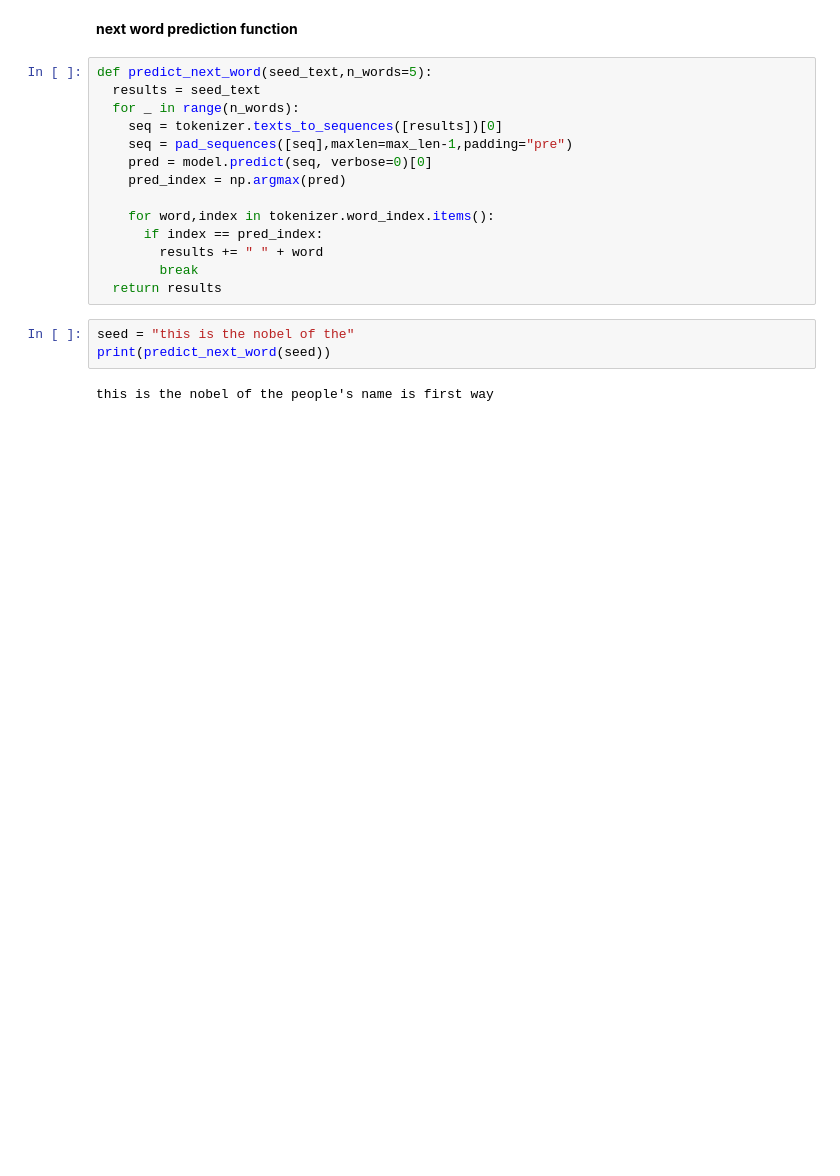
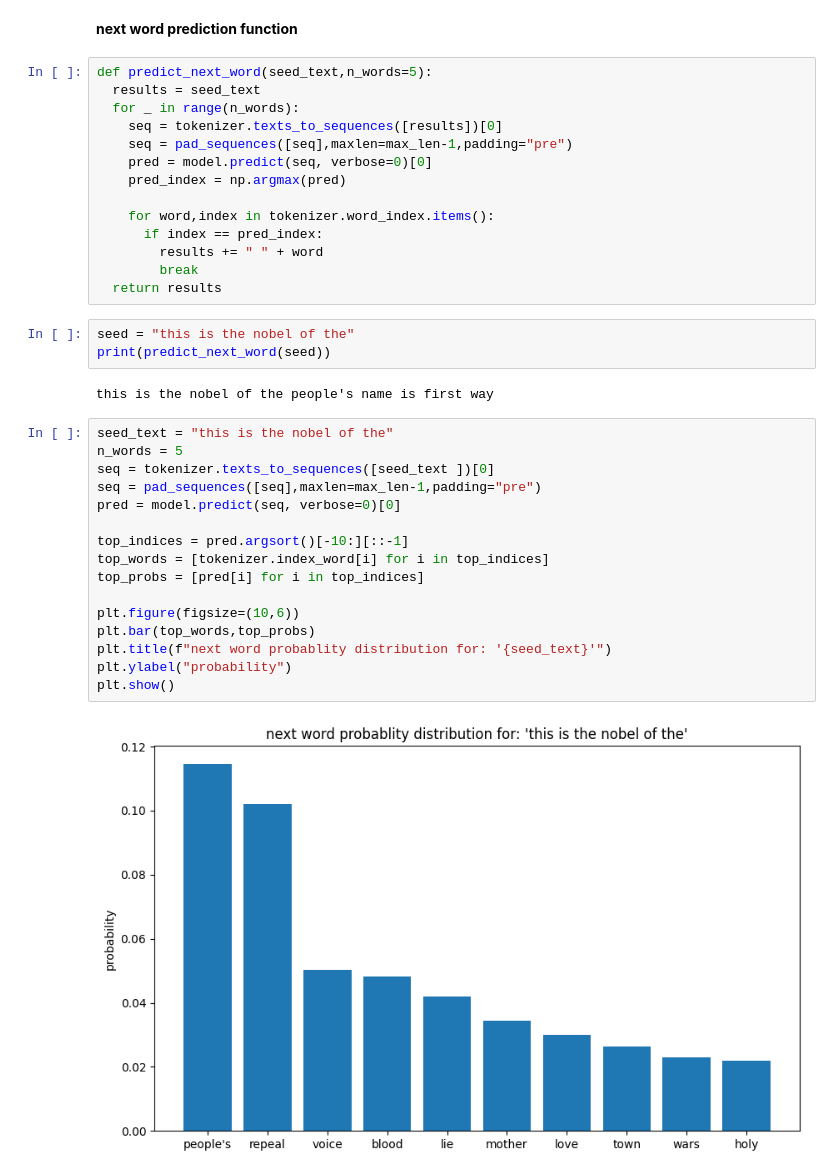
Before and after one commit to Amruth-U-tech/DL-Journey, a Jupyter notebook: 06-NLP/NLP_Apllication-1.ipynb, the cells around one changed output. Drawn from its saved outputs; the diff is of its cells as text; blank space fills up the shorter version.

Commit message:
probability distribution of word visualisation

```diff
--- a/06-NLP/NLP_Apllication-1.ipynb
+++ b/06-NLP/NLP_Apllication-1.ipynb
@@ -179,3 +179,21 @@ seed = "this is the nobel of the"
 print(predict_next_word(seed))
 # %% [output]
 this is the nobel of the people's name is first way
+# %%
+seed_text = "this is the nobel of the"
+n_words = 5
+seq = tokenizer.texts_to_sequences([seed_text ])[0]
+seq = pad_sequences([seq],maxlen=max_len-1,padding="pre")
+pred = model.predict(seq, verbose=0)[0]
+
+top_indices = pred.argsort()[-10:][::-1]
+top_words = [tokenizer.index_word[i] for i in top_indices]
+top_probs = [pred[i] for i in top_indices]
+
+plt.figure(figsize=(10,6))
+plt.bar(top_words,top_probs)
+plt.title(f"next word probablity distribution for: '{seed_text}'")
+plt.ylabel("probability")
+plt.show()
+# %% [output]
+[figure, added]
```
